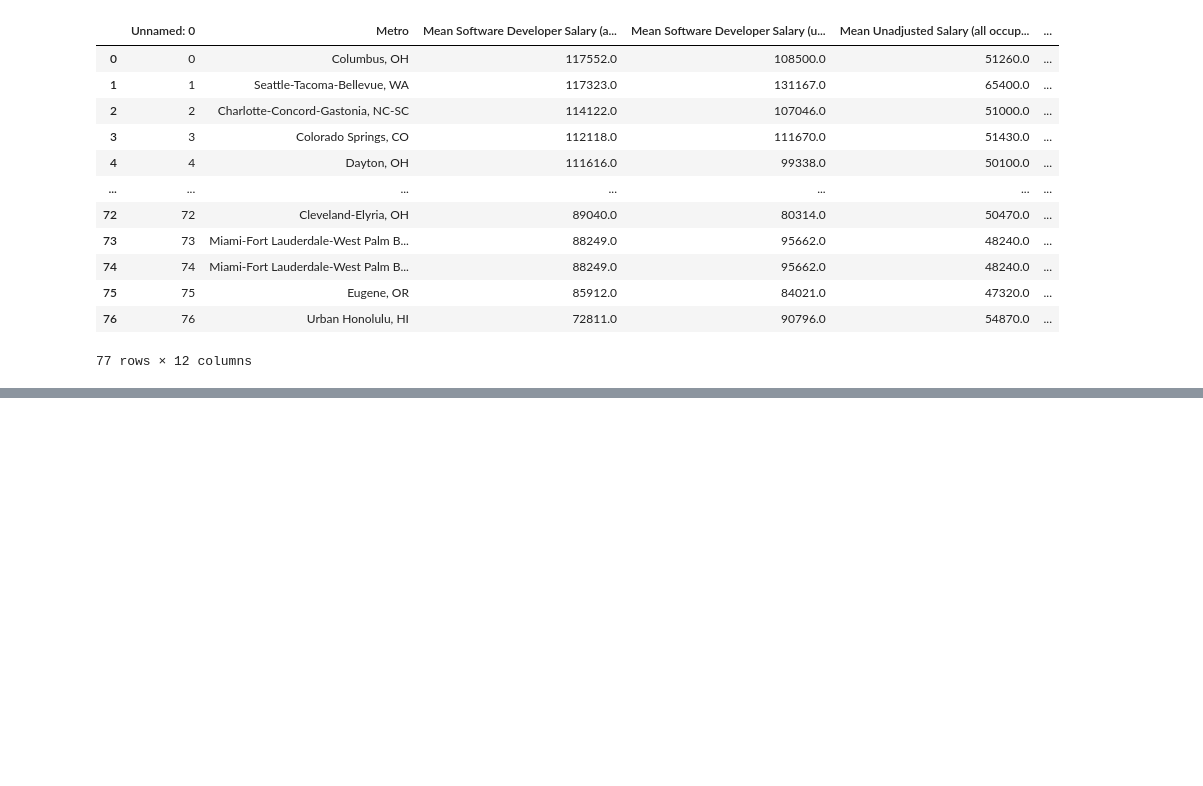
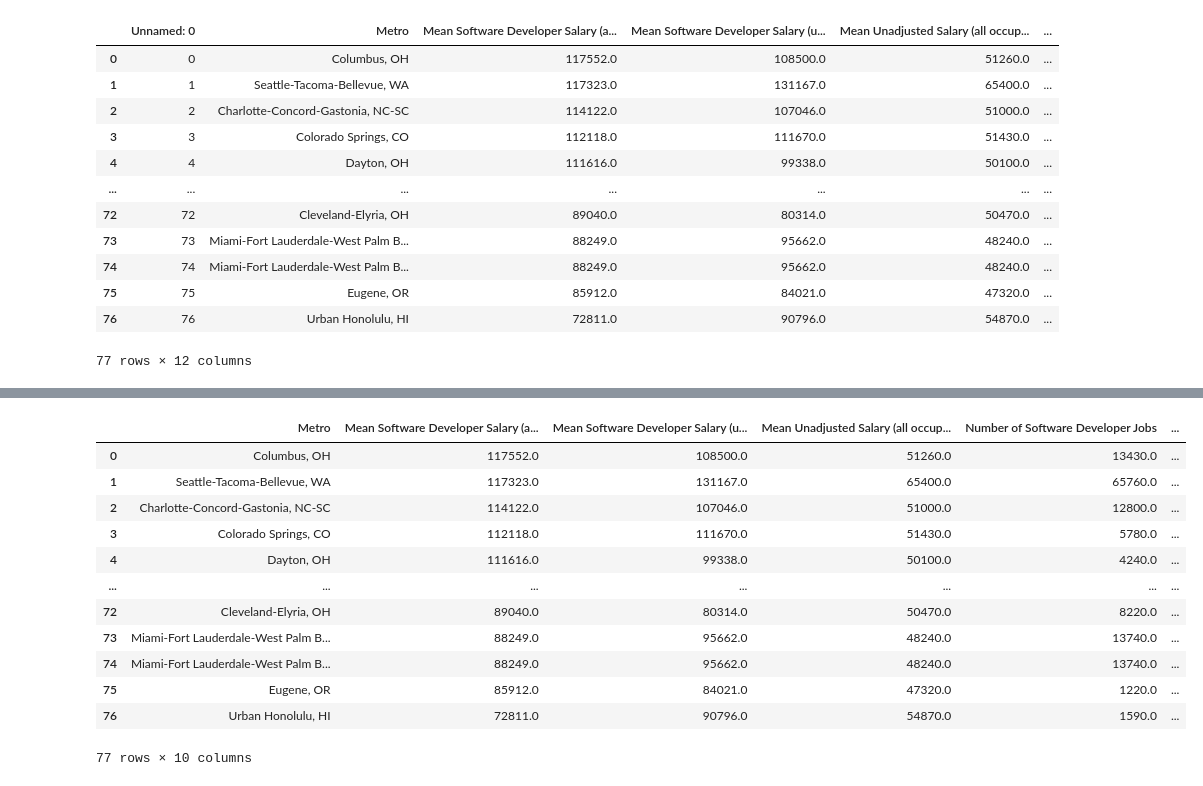
Before and after one commit to muhacolee4/AL-ML-Learning-path, a Jupyter notebook: pandas.ipynb, the cells around one changed output, grey strips where cells are left out. Drawn from its saved outputs; the diff is of its cells as text; code cells hidden in the pictures; blank space fills up the shorter version.

```diff
--- a/pandas.ipynb
+++ b/pandas.ipynb
@@ -54,0 +107,18 @@ df.shape
+# %%
+#to drop column
+df3=df.drop('Median Home Price',axis=1)
+df3
+# %% [output]
+|  | Metro | Mean Software Developer Salary (a... | Mean Software Developer Salary (u... | Mean Unadjusted Salary (all occup... | Number of Software Developer Jobs | ... |
+| 0 | Columbus, OH | 117552.0 | 108500.0 | 51260.0 | 13430.0 | ... |
+| 1 | Seattle-Tacoma-Bellevue, WA | 117323.0 | 131167.0 | 65400.0 | 65760.0 | ... |
+| 2 | Charlotte-Concord-Gastonia, NC-SC | 114122.0 | 107046.0 | 51000.0 | 12800.0 | ... |
+| 3 | Colorado Springs, CO | 112118.0 | 111670.0 | 51430.0 | 5780.0 | ... |
+| 4 | Dayton, OH | 111616.0 | 99338.0 | 50100.0 | 4240.0 | ... |
+| ... | ... | ... | ... | ... | ... | ... |
+| 72 | Cleveland-Elyria, OH | 89040.0 | 80314.0 | 50470.0 | 8220.0 | ... |
+| 73 | Miami-Fort Lauderdale-West Palm B... | 88249.0 | 95662.0 | 48240.0 | 13740.0 | ... |
+| 74 | Miami-Fort Lauderdale-West Palm B... | 88249.0 | 95662.0 | 48240.0 | 13740.0 | ... |
+| 75 | Eugene, OR | 85912.0 | 84021.0 | 47320.0 | 1220.0 | ... |
+| 76 | Urban Honolulu, HI | 72811.0 | 90796.0 | 54870.0 | 1590.0 | ... |
+77 rows × 10 columns
```
Also changed, not shown: parts of 12 cells of this notebook, 1 other file.
